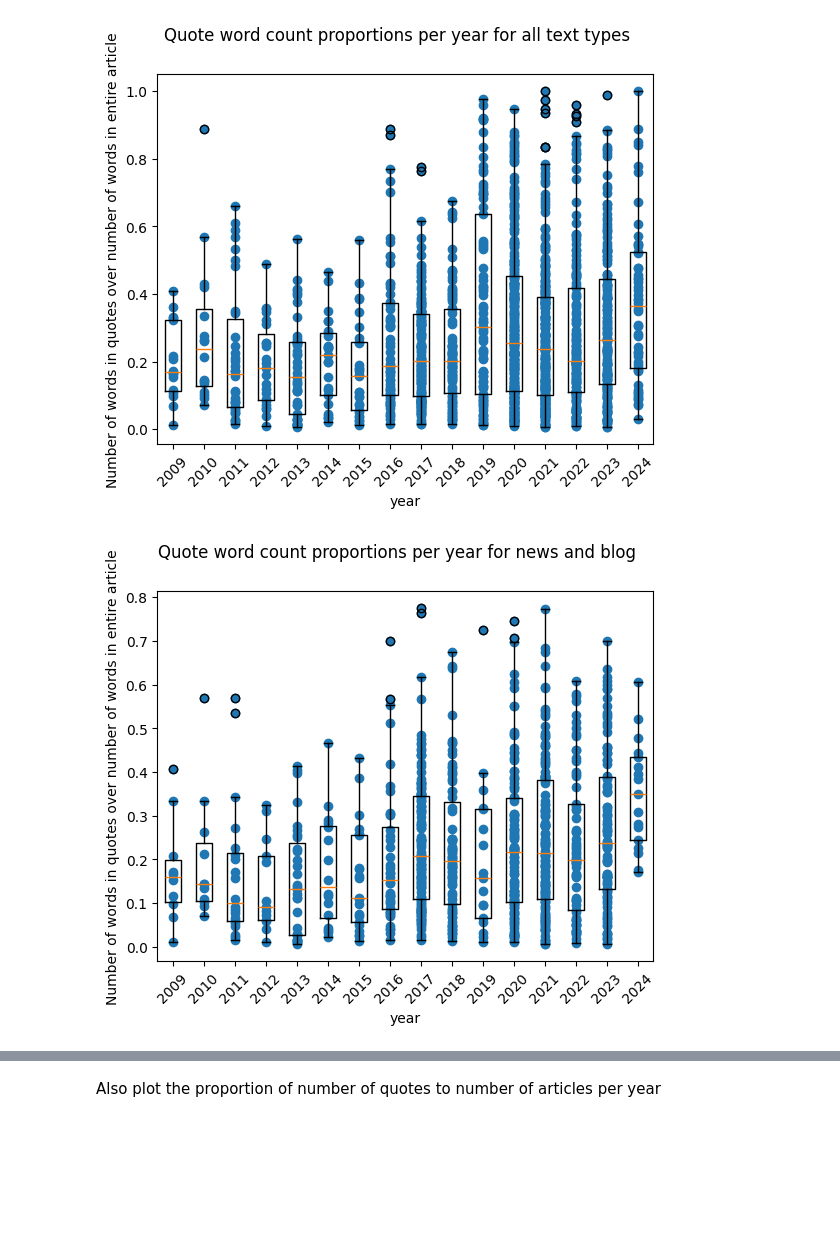
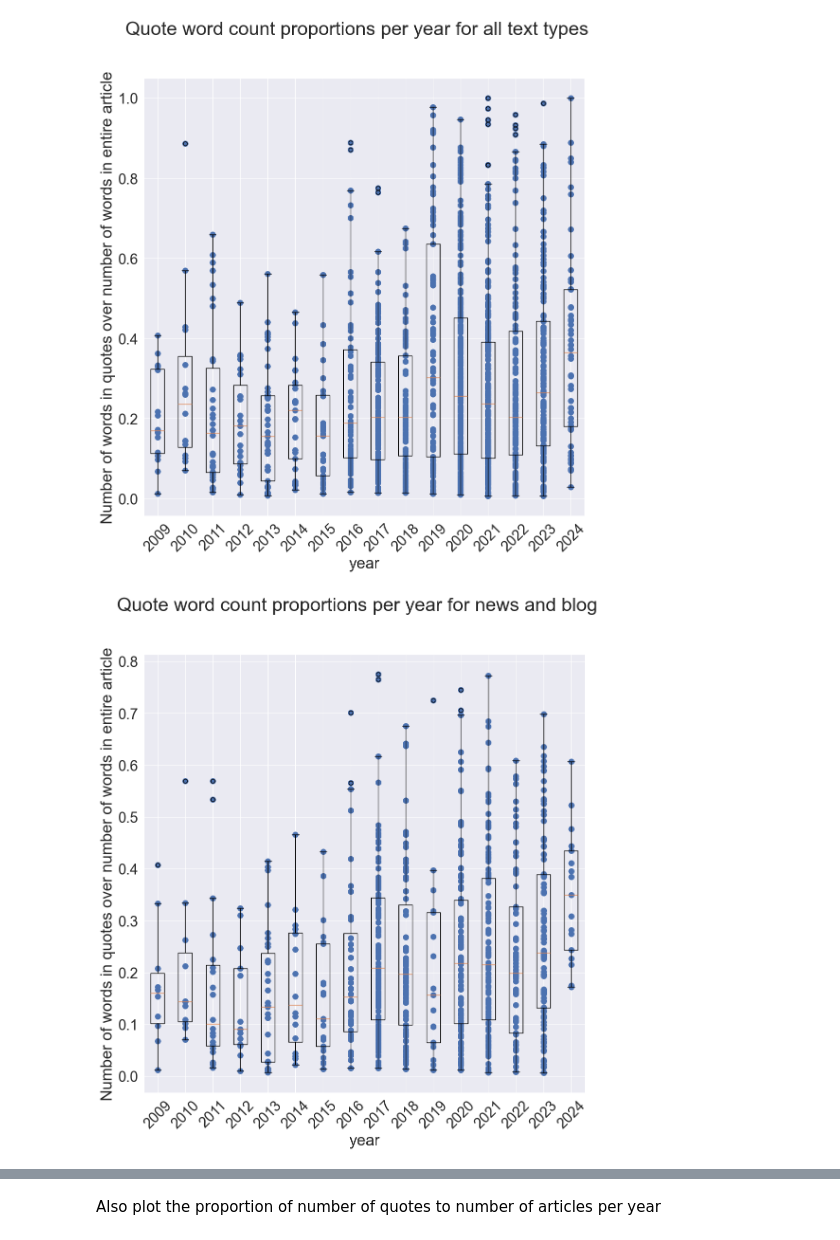
Before and after one commit to sfu-discourse-lab/fake_news_over_time, a Jupyter notebook: quotes_scatterplots.ipynb, the cells around one changed output, grey strips where cells are left out. Drawn from its saved outputs; the diff is of its cells as text; code cells hidden in the pictures; blank space fills up the shorter version.

Commit message:
Clean up quotes plots

```diff
--- a/quotes_scatterplots.ipynb
+++ b/quotes_scatterplots.ipynb
@@ -5,5 +7,7 @@ from matplotlib.pyplot import Axes
+# %%
+sns.set_theme(context="paper", font_scale=2.5)
 # %%
-def get_full_df(input_path: str):
+def get_full_proportions_df(input_path: str):
     def get_years_dfs():
         excel_file = pd.ExcelFile(input_path)
 
@@ -25,14 +29,21 @@ def plot_and_save_for_years(df: pd.DataFrame, title: str, save_path: str):
     mapping = {y: i for i, y in enumerate(years)}
     x_pos = df["year"].map(mapping)
 
-    fig, ax = plt.subplots()
-    ax.scatter(x_pos, df["proportion_quote_words_to_total_words"])
+    fig, ax = plt.subplots(
+        nrows=1, ncols=1,
+        figsize=(12, 12)
+    )
+
+    fig.suptitle(title)
+
+    ax.scatter(x_pos, df["proportion_quote_words_to_total_words"], s=70)
+
     ax.boxplot(list(values_per_year.values()), positions=positions)
+
     ax.set_xticks(positions)
     ax.set_xticklabels(years)
     ax.tick_params(axis="x", rotation=45)
 
-    fig.suptitle(title)
     ax.set_xlabel("year")
     ax.set_ylabel("Number of words in quotes over number of words in entire article")
 
@@ -40,23 +51,23 @@ def plot_and_save_for_years(df: pd.DataFrame, title: str, save_path: str):
 
     fig.savefig(save_path)
 # %%
-all_types_df = get_full_df("./output/quotes.xlsx")
+all_types_proportions_df = get_full_proportions_df("./output/quotes.xlsx")
 
 plot_and_save_for_years(
-    df=all_types_df,
+    df=all_types_proportions_df,
     title="Quote word count proportions per year for all text types",
     save_path="./visualization/quotes/all_types.png"
 )
 # %% [output]
-[figure, old version]
+[figure, new version]
 # %%
-news_and_blog_df = get_full_df("./output/news_and_blog/quotes_news_and_blog.xlsx")
+news_and_blog_proportions_df = get_full_proportions_df("./output/news_and_blog/quotes_news_and_blog.xlsx")
 
 plot_and_save_for_years(
-    df=news_and_blog_df,
+    df=news_and_blog_proportions_df,
     title="Quote word count proportions per year for news and blog",
     save_path="./visualization/quotes/news_and_blog.png"
 )
 # %% [output]
-[figure, old version]
+[figure, new version]
 # %%
```
Also changed, not shown: parts of 14 cells of this notebook, 10 other files.
